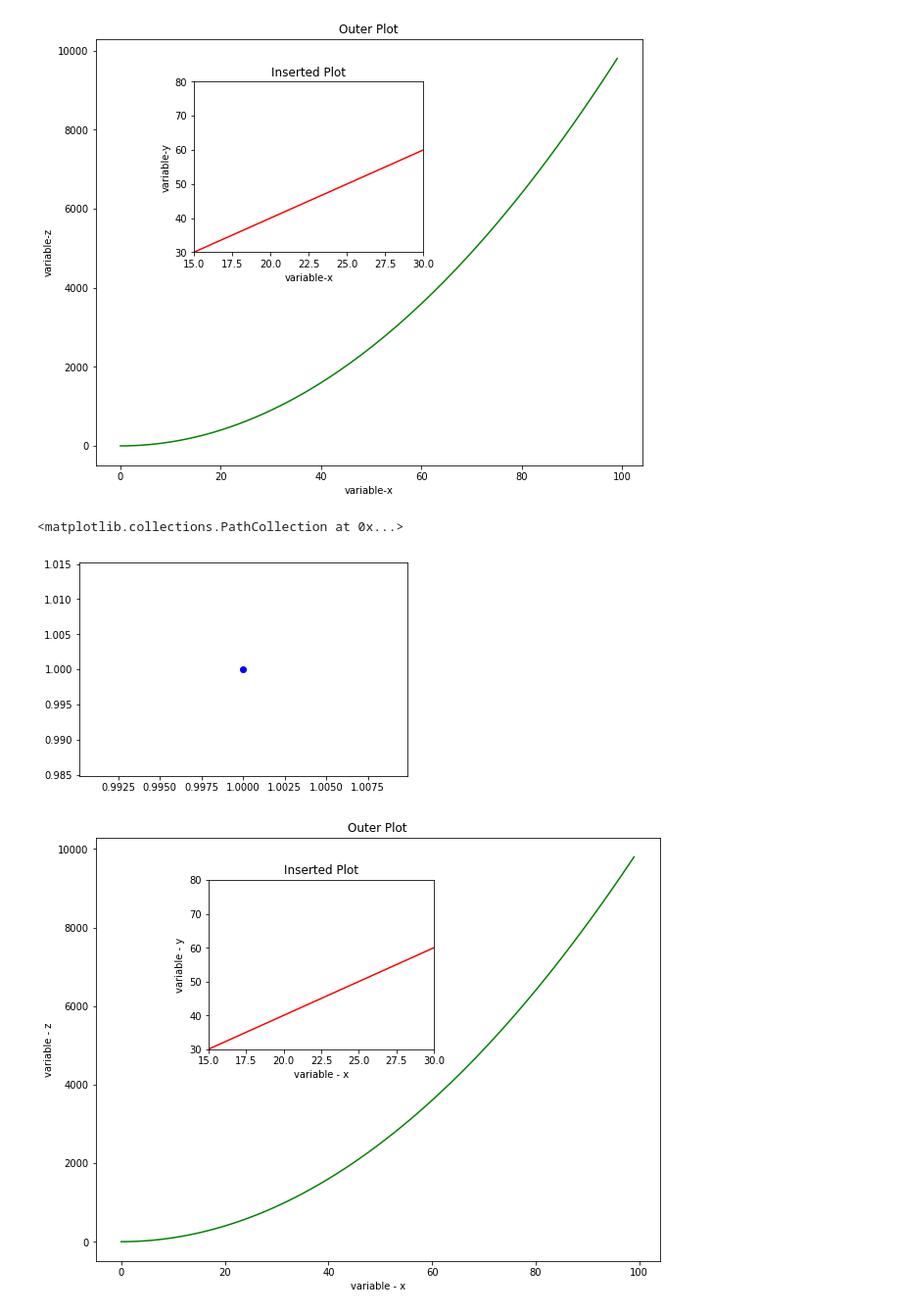
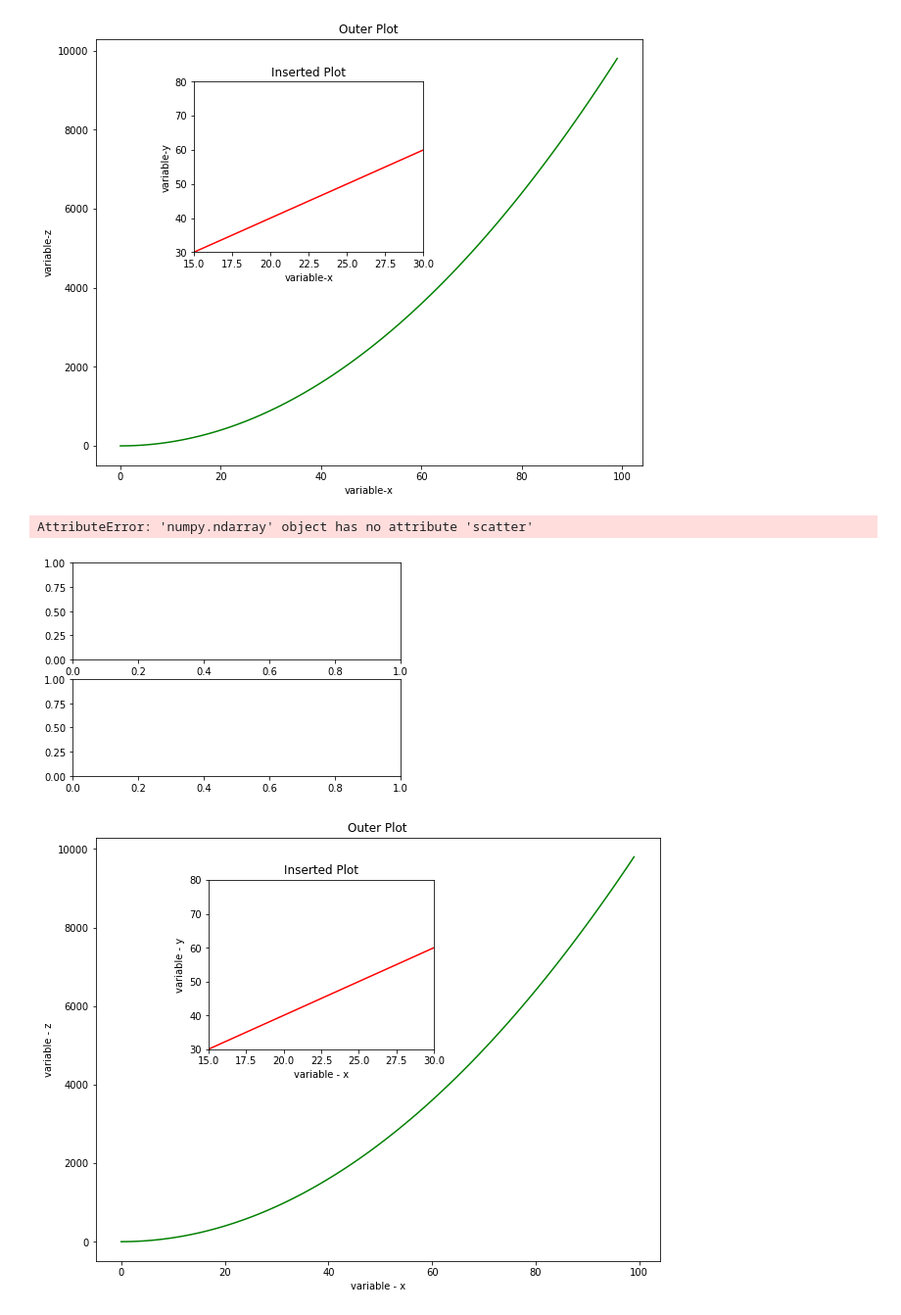
Before and after one commit to ColinFangshu/dsc-more-practice-with-matplotlib-lab-seattle-ds-career-051319, a Jupyter notebook: index.ipynb, the cells around one changed output. Shown: that part at 98% size. Saved outputs shown, nothing was run; the diff lists cells and outputs as text; code cells hidden in the pictures.

```diff
--- a/index.ipynb
+++ b/index.ipynb
@@ -123,12 +123,12 @@ ins.set_ylim([30,80])
 [figure]
 # %%
 
-fig, ax = plt.subplots()
+fig, axes = plt.subplots(2)
 
-ax.scatter(1, 1, color='b')
+axes.scatter(1, 1, color='b')
 # %% [output]
-<matplotlib.collections.PathCollection at 0x...>
+AttributeError: 'numpy.ndarray' object has no attribute 'scatter'
-[figure, old version]
+[figure, new version]
 # %%
 # %% [output]
 [figure]
```
